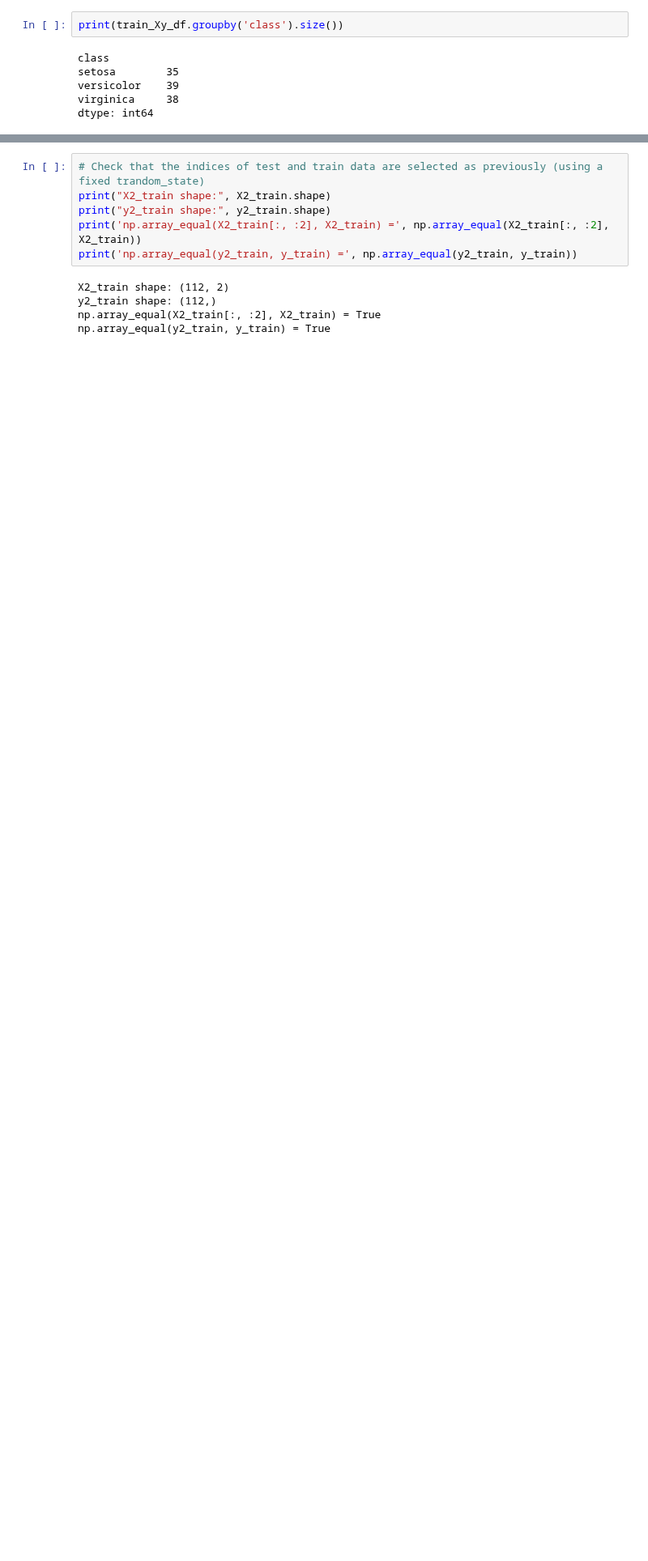
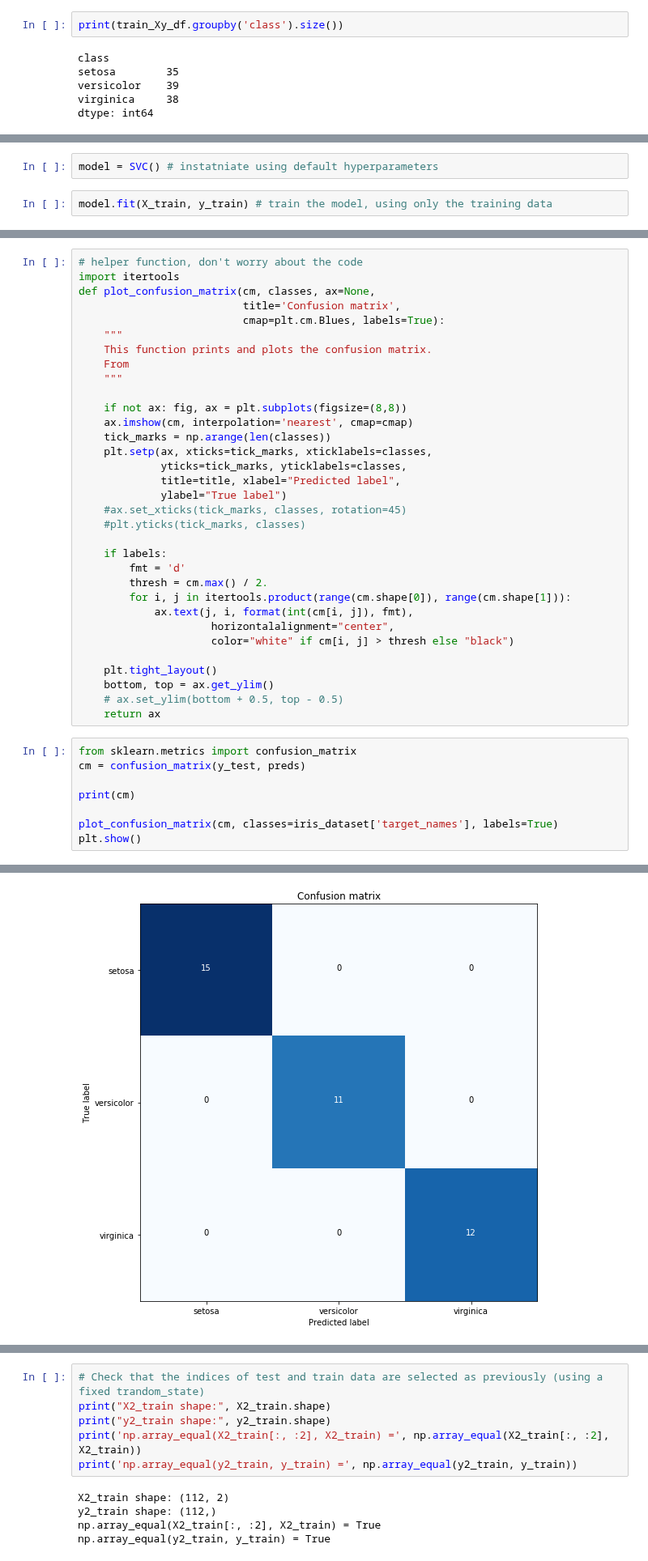
Before and after one commit to oercompbiomed/CBM101, a Jupyter notebook: F_Machine_learning/2_Supervised-Learning/1_Scikit-learn_basics.ipynb, the cells around one changed output, grey strips where cells are left out. Shown at 81% size. Drawn from its saved outputs; the diff is of its cells as text; blank space fills up the shorter version.

Commit message:
cleaned up, added exercises and figures

```diff
--- a/F_Machine_learning/2_Supervised-Learning/1_Scikit-learn_basics.ipynb
+++ b/F_Machine_learning/2_Supervised-Learning/1_Scikit-learn_basics.ipynb
@@ -375,0 +410,4 @@ plt.show(g)
+# %%
+model = SVC() # instatniate using default hyperparameters
+# %%
+model.fit(X_train, y_train) # train the model, using only the training data
@@ -375,0 +463,42 @@ plt.show(g)
+# %%
+# helper function, don't worry about the code
+import itertools
+def plot_confusion_matrix(cm, classes, ax=None,
+                          title='Confusion matrix',
+                          cmap=plt.cm.Blues, labels=True):
+    """
+    This function prints and plots the confusion matrix.
+    From
+    """
+
+    if not ax: fig, ax = plt.subplots(figsize=(8,8))
+    ax.imshow(cm, interpolation='nearest', cmap=cmap)
+    tick_marks = np.arange(len(classes))
+    plt.setp(ax, xticks=tick_marks, xticklabels=classes,
+             yticks=tick_marks, yticklabels=classes,
+             title=title, xlabel="Predicted label",
+             ylabel="True label")
+    #ax.set_xticks(tick_marks, classes, rotation=45)
+    #plt.yticks(tick_marks, classes)
+
+    if labels:
+        fmt = 'd'
+        thresh = cm.max() / 2.
+        for i, j in itertools.product(range(cm.shape[0]), range(cm.shape[1])):
+            ax.text(j, i, format(int(cm[i, j]), fmt),
+                     horizontalalignment="center",
+                     color="white" if cm[i, j] > thresh else "black")
+
+    plt.tight_layout()
+    bottom, top = ax.get_ylim()
+    # ax.set_ylim(bottom + 0.5, top - 0.5)
+    return ax
+# %%
+from sklearn.metrics import confusion_matrix
+cm = confusion_matrix(y_test, preds)
+
+print(cm)
+
+plot_confusion_matrix(cm, classes=iris_dataset['target_names'], labels=True)
+plt.show()
+# %% [output]
@@ -376 +508,2 @@ plt.show(g)
+[figure, added]
 # %% [markdown]
```
Also changed, not shown: parts of 54 cells of this notebook.
